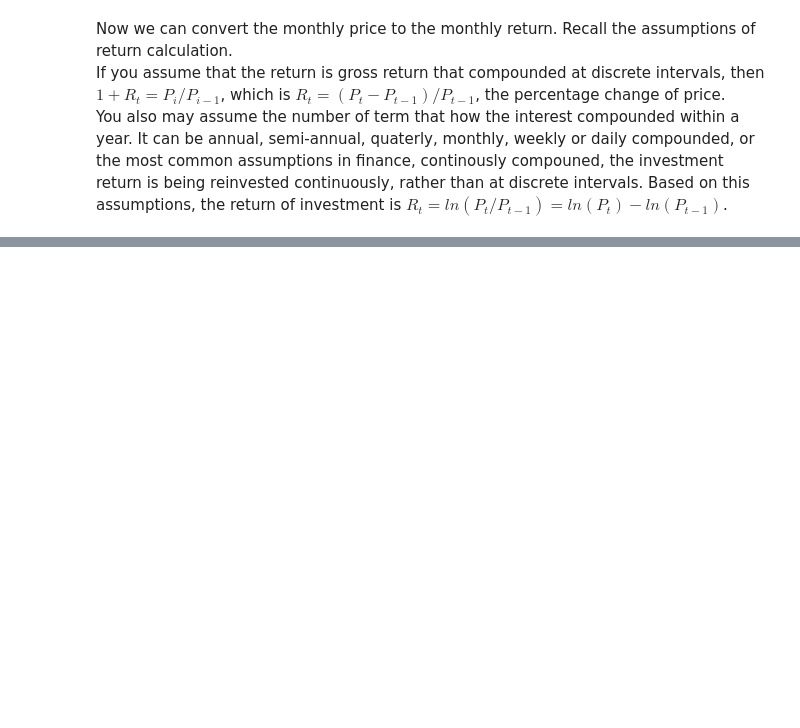
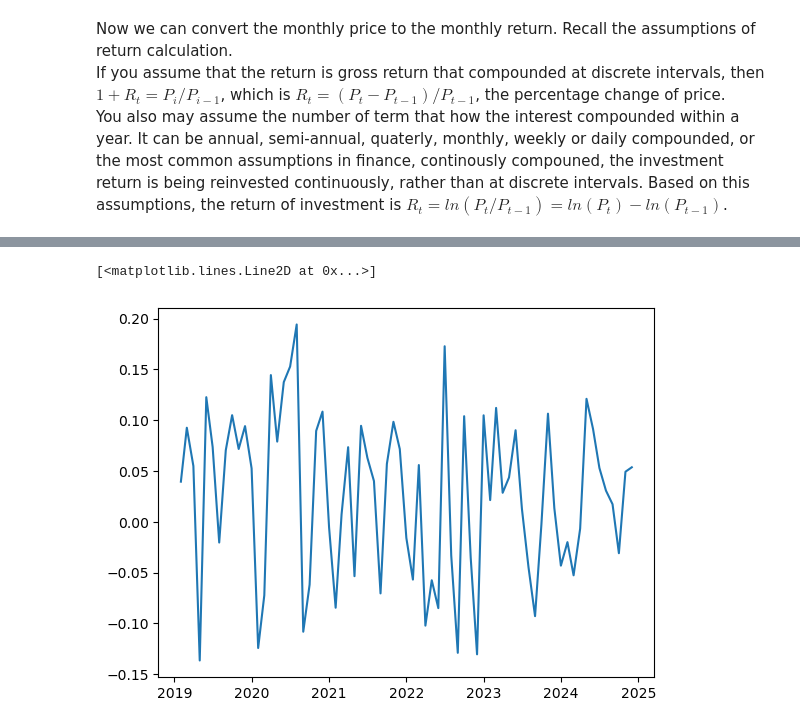
Before and after one commit to linxian963/Financial-Modeling-FINC-305, a Jupyter notebook: Pre-sec/prep.ipynb, the cells around one changed output, grey strips where cells are left out. Cells and saved outputs as stored; diff of their text form; code cells hidden in the pictures; blank space fills up the shorter version.

```diff
--- a/Pre-sec/prep.ipynb
+++ b/Pre-sec/prep.ipynb
@@ -215,0 +242,10 @@ returns
+# %%
+#Now we can start to subset the data based on your preference, for example, the return of Apple only.
+
+#you will have two options to realize this, one is using the index, the other is using the column name.
+
+returns_aapl = returns.iloc[:,0]
+
+returns_aapl_1 = returns["AAPL"]
+
+returns_aapl, returns_aapl_1
@@ -215,0 +354,7 @@ returns
+# %%
+#Now we can start to graph the monthly return of apple
+
+plt.plot(returns_aapl)
+# %% [output]
+[<matplotlib.lines.Line2D at 0x...>]
+[figure, added]
```
Also changed, not shown: parts of 21 cells of this notebook.
